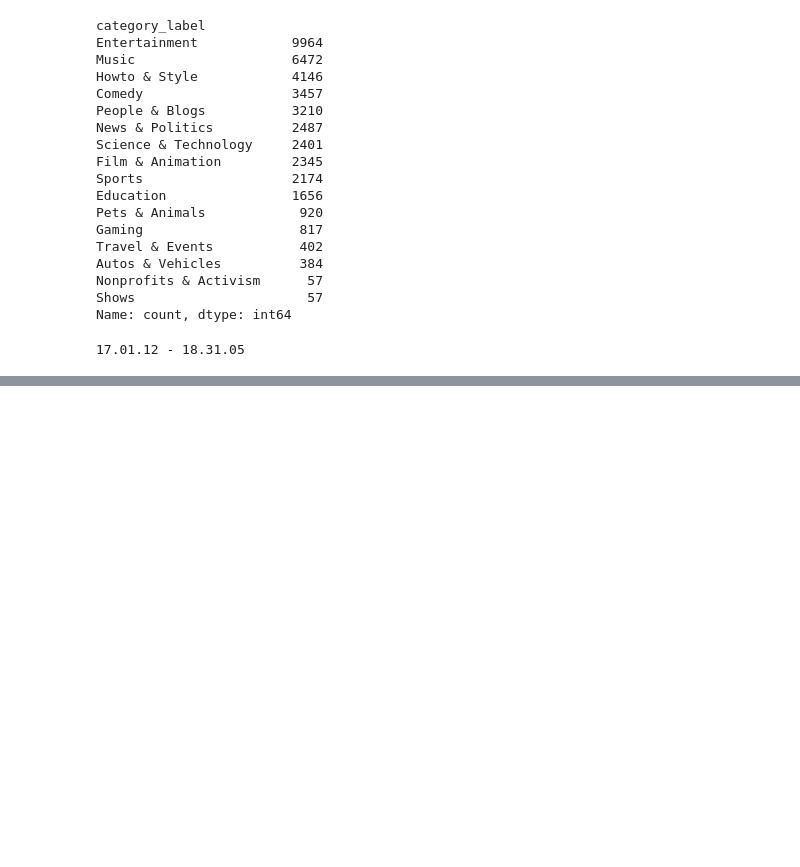
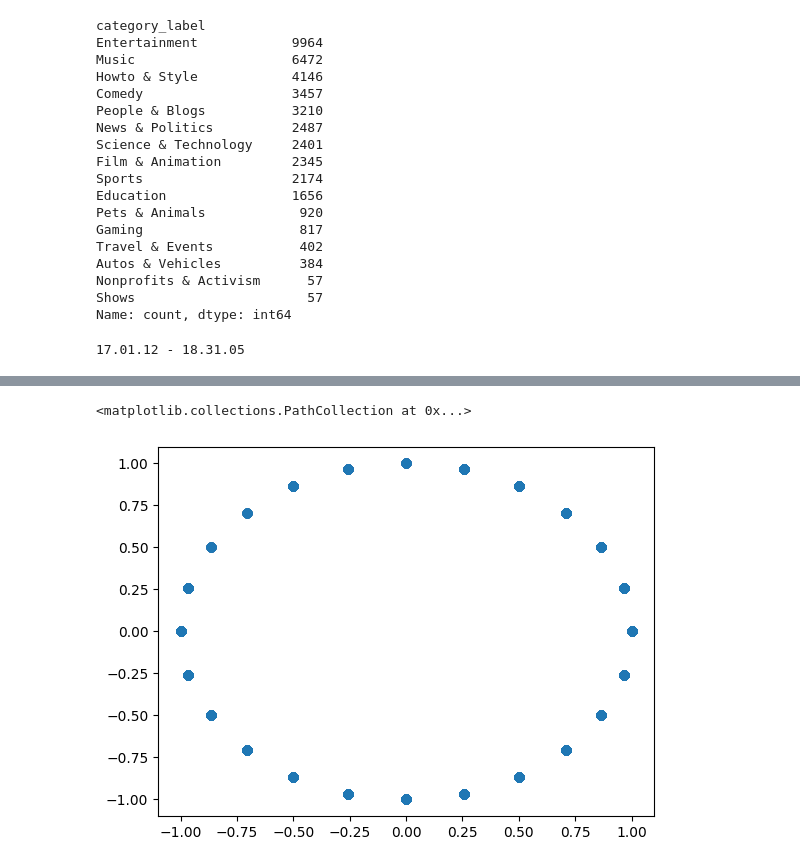
Before and after one commit to julietlawton/youtube-views-prediction, a Jupyter notebook: project.ipynb, the cells around one changed output, grey strips where cells are left out. Cells and saved outputs as stored; diff of their text form; code cells hidden in the pictures; blank space fills up the shorter version.

```diff
--- a/project.ipynb
+++ b/project.ipynb
@@ -147,0 +284,14 @@ ax.set_yscale('log')
+# %%
+# Encode time variables using angular distance
+# Each pair of features represent (x, y) coordinates and must be kept together
+# cosine maps to x and sine maps to y
+youtube_df['hour_x_coord'] = np.cos(youtube_df['hour'] * (2 * np.pi / 24))
+youtube_df['hour_y_coord'] = np.sin(youtube_df['hour'] * (2 * np.pi / 24))
+
+youtube_df['time_of_day_x_coord'] = np.cos(youtube_df['time_of_day'] * (2 * np.pi / 4))
+youtube_df['time_of_day_y_coord'] = np.sin(youtube_df['time_of_day'] * (2 * np.pi / 4))
+
+youtube_df['day_of_week_x_coord'] = np.cos(youtube_df['day_of_week'] * (2 * np.pi / 7))
+youtube_df['day_of_week_y_coord'] = np.sin(youtube_df['day_of_week'] * (2 * np.pi / 7))
+
+youtube_df.head()
@@ -147,0 +306,5 @@ ax.set_yscale('log')
+# %%
+plt.scatter(youtube_df['hour_x_coord'], youtube_df['hour_y_coord'])
+# %% [output]
+<matplotlib.collections.PathCollection at 0x...>
+[figure, added]
```
Also changed, not shown: parts of 22 cells of this notebook.
